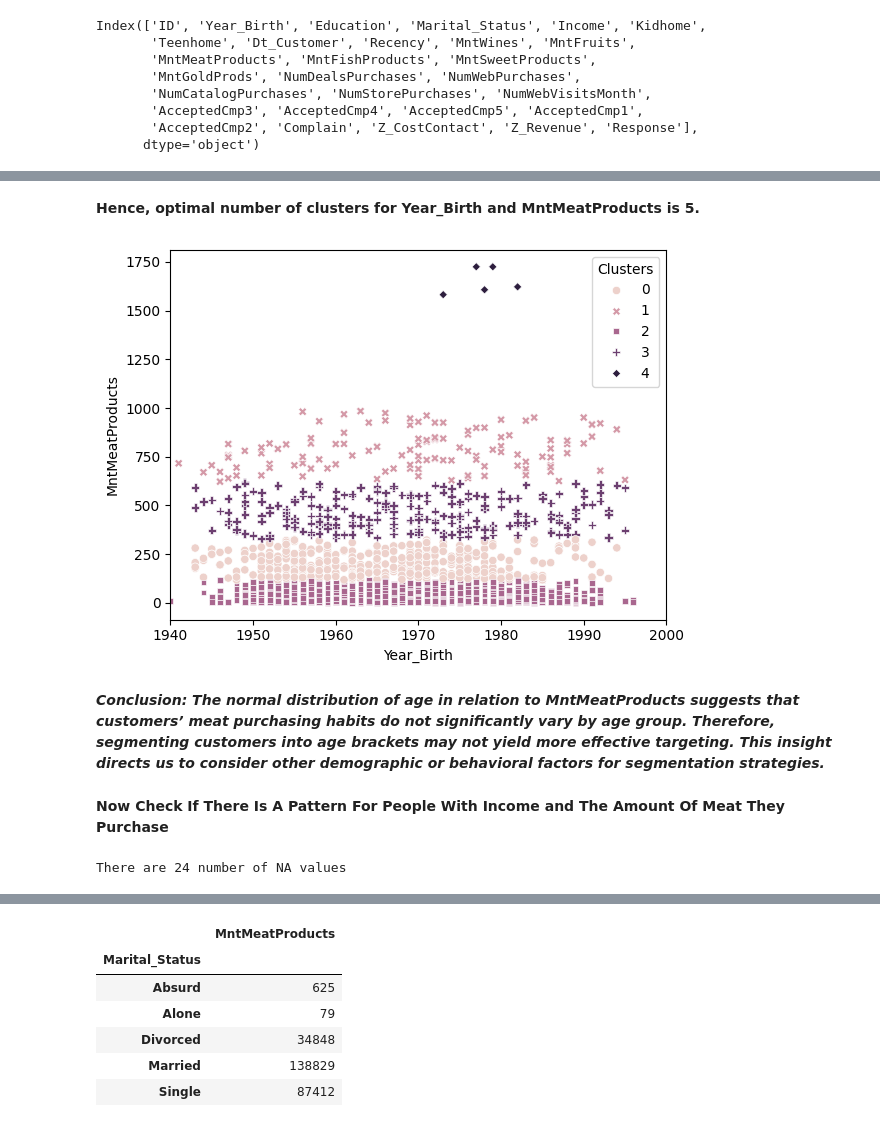
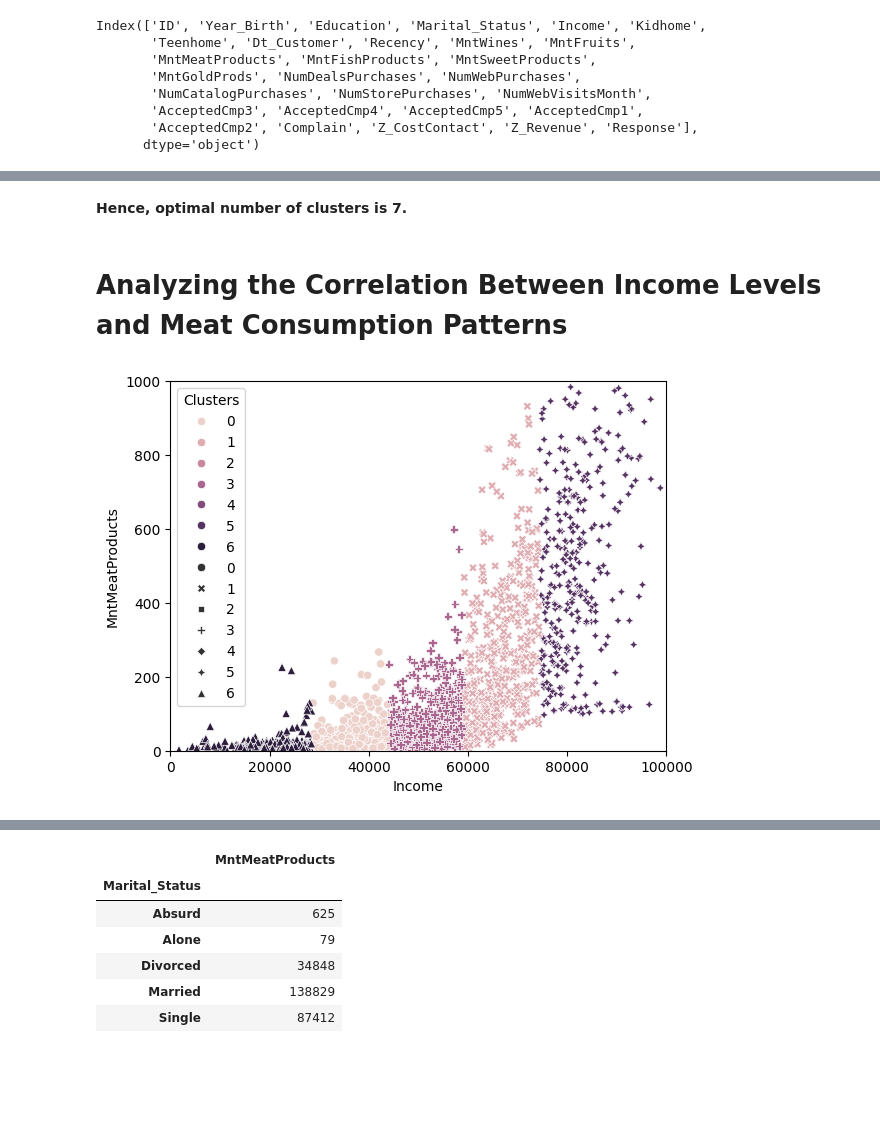
Before and after one commit to ameedahmed/K-Means-Using-Scikit-Learn, a Jupyter notebook: Customer_Segmentation_To_Sell_More_Fish_to_Meat_Buyers.ipynb, the cells around one changed output, grey strips where cells are left out. Drawn from its saved outputs; the diff is of its cells as text; code cells hidden in the pictures; blank space fills up the shorter version.

```diff
--- a/Customer_Segmentation_To_Sell_More_Fish_to_Meat_Buyers.ipynb
+++ b/Customer_Segmentation_To_Sell_More_Fish_to_Meat_Buyers.ipynb
@@ -52,0 +48,12 @@ df_sliced_yb = df[['MntMeatProducts','Year_Birth']]
+# %%
+import pandas as pd
+from scipy.stats import pearsonr
+y_variable = 'MntFishProducts'
+
+# List of feature columns, excluding the y-variable column
+feature_columns = [col for col in df_sliced.columns if col != y_variable]
+df_sliced = df_sliced.dropna()
+# Calculate correlation coefficient for each feature
+for feature in feature_columns:
+    correlation, _ = pearsonr(df_sliced[feature], df_sliced[y_variable])
+    print(f'Correlation between {y_variable} and {feature}: {correlation:.3f}')
@@ -52,0 +74,12 @@ df_sliced_yb = df[['MntMeatProducts','Year_Birth']]
+# %%
+import pandas as pd
+from scipy.stats import pearsonr
+y_variable = 'MntMeatProducts'
+
+# List of feature columns, excluding the y-variable column
+feature_columns = [col for col in df_sliced.columns if col != y_variable]
+df_sliced = df_sliced.dropna()
+# Calculate correlation coefficient for each feature
+for feature in feature_columns:
+    correlation, _ = pearsonr(df_sliced[feature], df_sliced[y_variable])
+    print(f'Correlation between {y_variable} and {feature}: {correlation:.3f}')
@@ -53 +104,4 @@ df_sliced_yb = df[['MntMeatProducts','Year_Birth']]
+# %%
+#Based on the correlation results above, slice the dataset such that it only has significant variables.
+df_sliced = df_sliced[['MntMeatProducts','Income','Kidhome','NumCatalogPurchases','NumStorePurchases']]
 # %% [markdown]
@@ -85,23 +147,17 @@ sns.lineplot(x='Clusters',y='WSS',data=plotting,marker="X")
 # %% [markdown]
-**Hence, optimal number of clusters for Year_Birth and MntMeatProducts is 5.**
+**Hence, optimal number of clusters is 7.**
 # %%
 #Perform K-Means Clustering and Visualization when K=5:
-kmeans = cluster.KMeans(n_clusters=5,init="k-means++")
-kmeans = kmeans.fit(df_sliced_yb)
-df_sliced_yb['Clusters'] = kmeans.labels_
+kmeans = cluster.KMeans(n_clusters=7,init="k-means++")
+kmeans = kmeans.fit(df_sliced)
+df_sliced['Clusters'] = kmeans.labels_
+# %% [markdown]
+# **Analyzing the Correlation Between Income Levels and Meat Consumption Patterns**
 # %%
 #Make a scatter plot:
-sns.scatterplot(x="Year_Birth",y="MntMeatProducts",hue="Clusters",style='Clusters',data=df_sliced_yb)
-plt.xlim(1940,2000)
+sns.scatterplot(x="Income",y="MntMeatProducts",hue="Clusters",style='Clusters',data=df_sliced)
+plt.xlim(0,100000)
+plt.ylim(0,1000)
 plt.show()
 # %% [output]
-[figure, old version]
+[figure, new version]
-# %% [markdown]
-***Conclusion: The normal distribution of age in relation to MntMeatProducts suggests that customers’ meat purchasing habits do not significantly vary by age group. Therefore, segmenting customers into age brackets may not yield more effective targeting. This insight directs us to consider other demographic or behavioral factors for segmentation strategies.***
-# %% [markdown]
-**Now Check If There Is A Pattern For People With Income and The Amount Of Meat They Purchase**
-# %%
-#Find if our Column Income Contains any NA values
-print(f"There are {df['Income'].isna().sum()} number of NA values")
-# %% [output]
-There are 24 number of NA values
```
Also changed, not shown: parts of 35 cells of this notebook.
